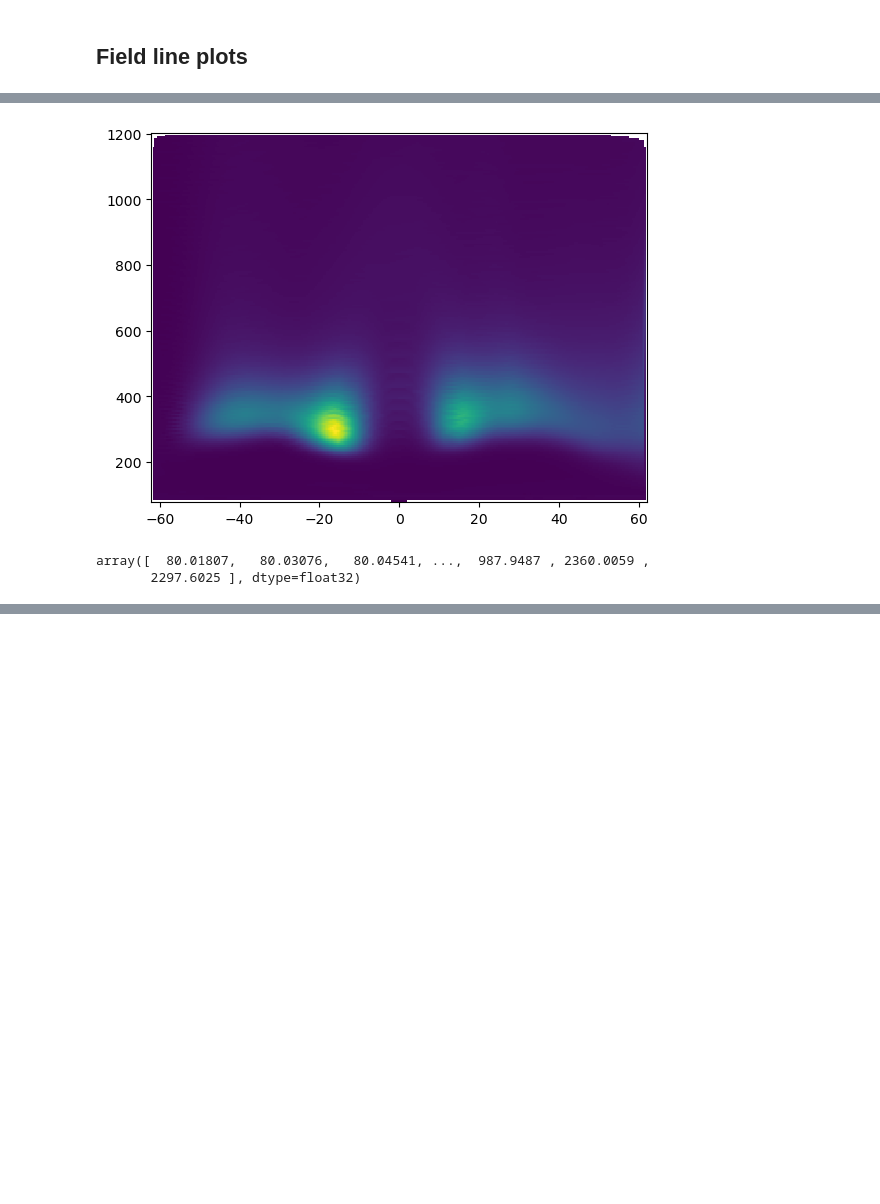
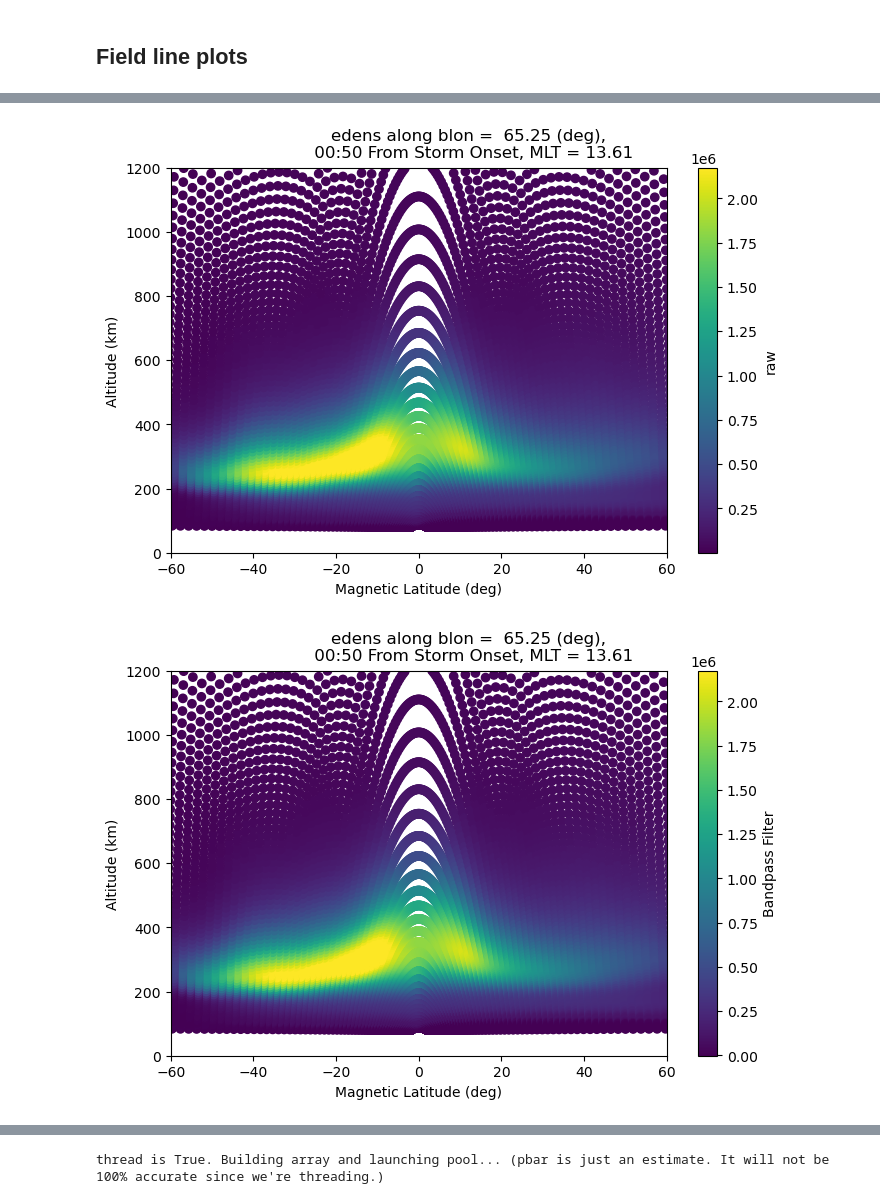
Before and after one commit to abukowski21/SAMI3-GITM-python, a Jupyter notebook: SamiFieldLinePlots.ipynb, the cells around one changed output, grey strips where cells are left out. Drawn from its saved outputs; the diff is of its cells as text; code cells hidden in the pictures; blank space fills up the shorter version.

Commit message:
loop all field line plots, automatically. Probably done here for a while

```diff
--- a/SamiFieldLinePlots.ipynb
+++ b/SamiFieldLinePlots.ipynb
@@ -327,13 +331,16 @@ def make_fits(gitm_bins):
         filtered_arr[col] = signal.sosfiltfilt(sos, sami_data[col], axis=3)
     return filtered_arr
 # %%
-def draw_fieldline_scatter_plot(x, y, z, time_index, cbar_label = None,
-                                save_or_show = 'show', fname = None,
-                                lims = [min(z), max(z)],
+def draw_fieldline_scatter_plot(x, y, z, time_index, fpeak_col_data, lon_real,
+                                cbar_label = None, save_or_show = 'show',
+                                fname = None, colorbar_lims = None,
                                 y_label = 'Altitude (km)', x_label = 'Magnetic Latitude (deg)',
-                                title = None,fpeak = False, lon_real = None, interpolate = False ):
+                                title = None,fpeak = False, interpolate = False ):
 
     plt.figure(figsize = (8,5))
+
+    if colorbar_lims == None:
+        colorbar_lims = [min(z), max(z)]
 
     if interpolate:
         xmin = min(x)
@@ -343,11 +350,11 @@ def draw_fieldline_scatter_plot(x, y, z, time_index, cbar_label = None,
 
         points = np.vstack((np.array(x),np.array(y))).T
         grid_x,grid_y = np.meshgrid(np.linspace(xmin,xmax,360),np.linspace(ymin,ymax,200))
-        fitted_values = griddata(points, color, (grid_x,grid_y))
-        plt.pcolormesh(grid_x,grid_y,fitted_values, vmin = lims[0], vmax = lims[1])
+        fitted_values = griddata(points, z, (grid_x,grid_y))
+        plt.pcolormesh(grid_x,grid_y,fitted_values, vmin = colorbar_lims[0], vmax = colorbar_lims[1])
 
     else:
-        plt.scatter(x, y, c = z, vmin = lims[0], vmax = lims[1])
+        plt.scatter(x, y, c = z, vmin = colorbar_lims[0], vmax = colorbar_lims[1])
         plt.ylim(0, field_line_alt_max)
 
         plt.xlim(-field_line_lat_lim, field_line_lat_lim)
@@ -355,9 +362,14 @@ def draw_fieldline_scatter_plot(x, y, z, time_index, cbar_label = None,
 
     plt.colorbar(label = cbar_label)
 
-    plt.title(title)
+    # plt.title(title)
+    plt.figtext(.5,.9,title, fontsize=12, ha='center')
+    plt.xlabel(x_label)
+    plt.ylabel(y_label)
 
     if fpeak:
+        xs = []
+        ys = []
         if lon_real == None:
             raise ValueError('Longitude must be given if fpeak is selected')
         mlat_lims = []
@@ -368,9 +380,18 @@ def draw_fieldline_scatter_plot(x, y, z, time_index, cbar_label = None,
             mlat_masks.append((x < l[1]) & (x > l[0]) & (np.abs(y) < field_line_alt_max) & (np.abs(x)  < field_line_lat_lim+2 ))
 
         for mask in mlat_masks:
-            maxs = np.argmax(z[mask])
+            max_here = np.argmax(fpeak_col_data[mask])
 
-            plt.scatter(x[mask][maxs], y[mask][maxs], marker = '*', color = 'k')
+            xs.append(x[mask][max_here])
+            ys.append(y[mask][max_here])
+
+        #smooth the line a bit:
+        cubic_interpolation_model = interp1d(xs, ys, kind = "cubic")
+
+        # Plotting the Graph
+        newx = np.linspace(min(xs), max(xs), 100)
+        newy = cubic_interpolation_model(newx)
+        plt.plot(newx, newy, color = 'k')
 
 
 
@@ -714,9 +678,8 @@ def interpolate_plot(x, y,  color):
-# %%
-interpolate_plot(x,y,color)
-# %% [output]
-[figure, removed]
-# %%
-y
-# %% [output]
-array([  80.01807,   80.03076,   80.04541, ...,  987.9487 , 2360.0059 ,
-       2297.6025 ], dtype=float32)
+# %%
+# a few plots in console
+call_field_line_drawing(col = 'edens', lon_idx = 14,
+                        interpolate = False, fpeak = False,
+                        save_or_show = 'show', time_index = 58)
+# %% [output]
+[figure, added]
+[figure, added]
@@ -722,0 +687,11 @@ array([  80.01807,   80.03076,   80.04541, ...,  987.9487 , 2360.0059 ,
+# %%
+# Save all of the plots:
+# this
+loop_field_line_drawings()
+
+
+#is the same as this:
+# loop_field_line_drawings(cols = sami_data.keys(), lon_idxs = -1, fpeak_col = 'edens',
+#                              thread = True, interpolate = True, fpeak = True, times_to_plot = -1)
+# %% [output]
+thread is True. Building array and launching pool... (pbar is just an estimate. It will not be 100% accurate since we're threading.)
```
Also changed, not shown: parts of 31 cells of this notebook.
